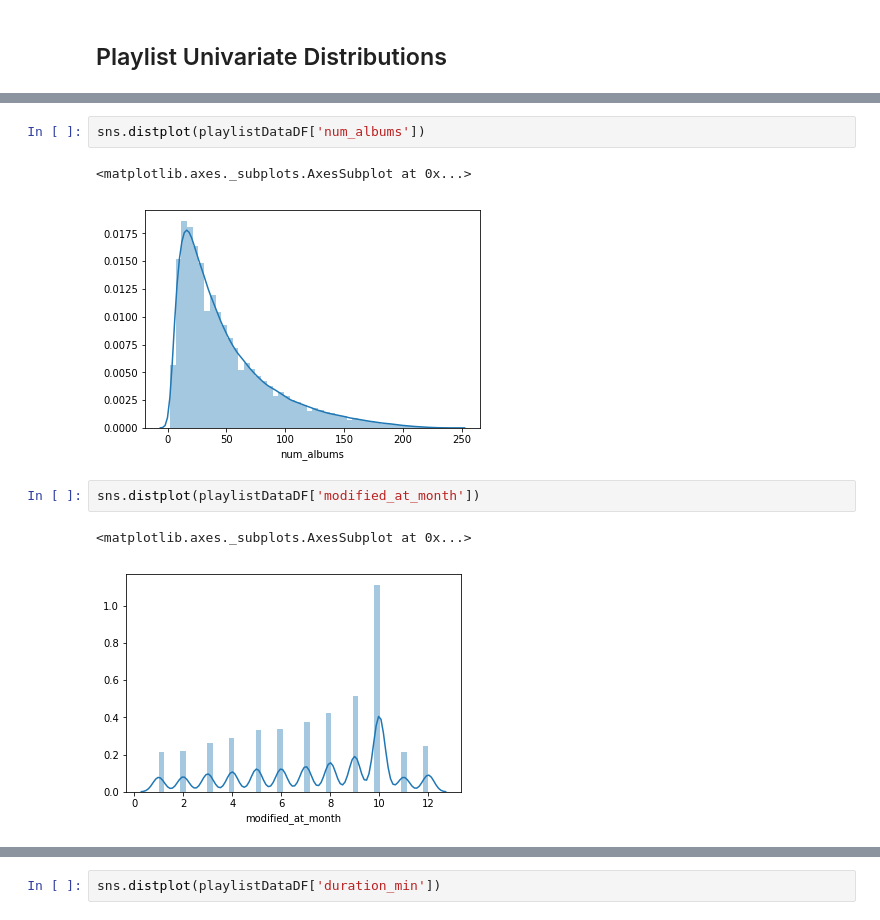
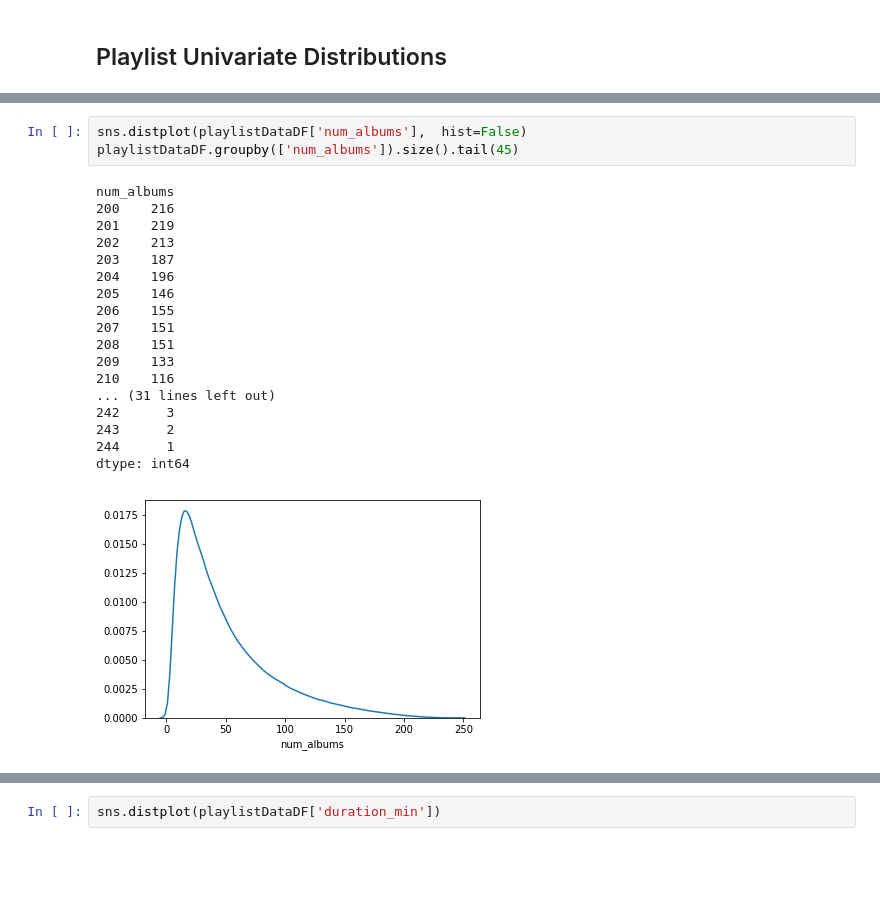
Before and after one commit to adamkhazi/one-million-playlists, a Jupyter notebook: exploration/basic.ipynb, the cells around one changed output, grey strips where cells are left out. Saved outputs shown, nothing was run; the diff lists cells and outputs as text; blank space fills up the shorter version.

```diff
--- a/exploration/basic.ipynb
+++ b/exploration/basic.ipynb
@@ -143,10 +142,22 @@ dtype: int64
 # %%
-sns.distplot(playlistDataDF['num_albums'])
+sns.distplot(playlistDataDF['num_albums'],  hist=False)
+playlistDataDF.groupby(['num_albums']).size().tail(45)
 # %% [output]
-<matplotlib.axes._subplots.AxesSubplot at 0x...>
+num_albums
+200    216
+201    219
+202    213
+203    187
+204    196
+205    146
+206    155
+207    151
+208    151
+209    133
+210    116
+... (31 lines left out)
+242      3
+243      2
+244      1
+dtype: int64
-[figure, old version]
+[figure, new version]
-# %%
-sns.distplot(playlistDataDF['modified_at_month'])
-# %% [output]
-<matplotlib.axes._subplots.AxesSubplot at 0x...>
-[figure, removed]
```
Also changed, not shown: parts of 12 cells of this notebook.
